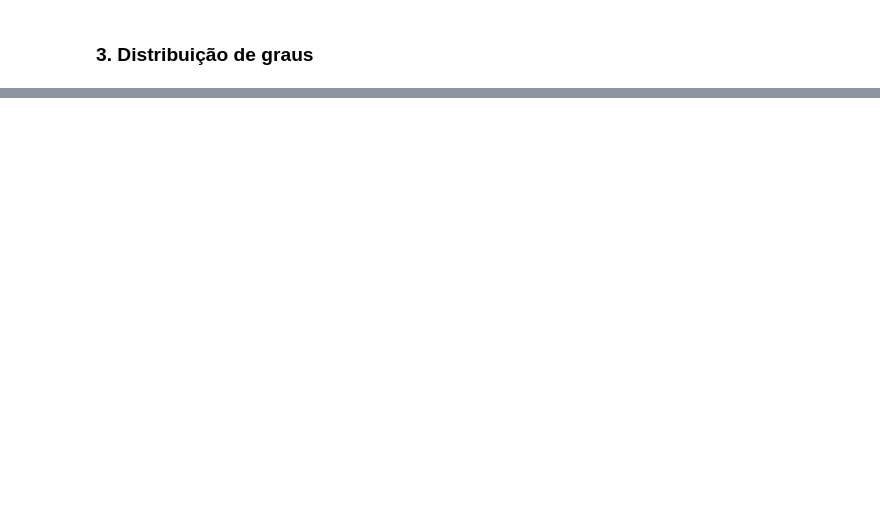
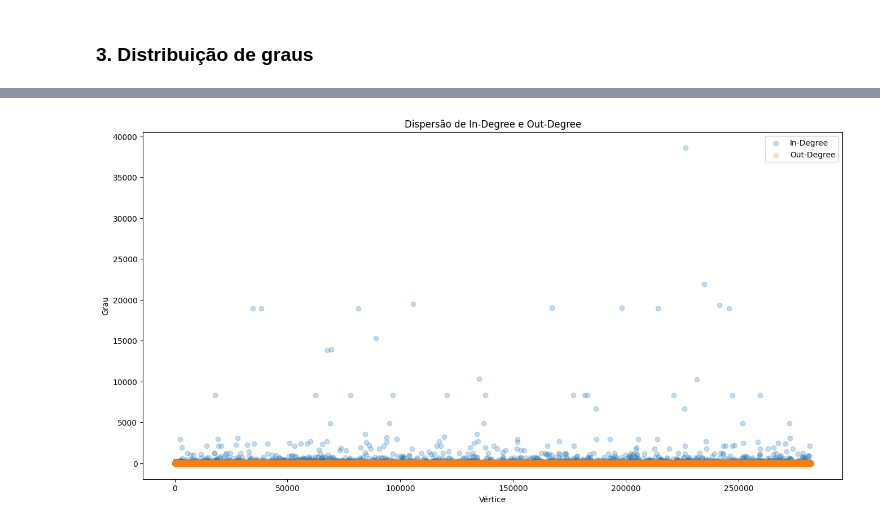
Before and after one commit to gabrieldsn2006/AV1-web-graph, a Jupyter notebook: python_algs4/main.ipynb, the cells around one changed output, grey strips where cells are left out. Cells and saved outputs as stored; diff of their text form; code cells hidden in the pictures; blank space fills up the shorter version.

```diff
--- a/python_algs4/main.ipynb
+++ b/python_algs4/main.ipynb
@@ -99,0 +159,14 @@ min degree: 1
+# %%
+# plotar dispersão de graus
+plt.figure(figsize=(16,8))
+
+plt.scatter(range(len(in_degrees)), in_degrees, alpha=0.25, label="In-Degree")
+plt.scatter(range(len(out_degrees)), out_degrees, alpha=0.25, label="Out-Degree")
+plt.title("Dispersão de In-Degree e Out-Degree")
+plt.xlabel("Vértice")
+plt.ylabel("Grau")
+plt.legend()
+
+plt.show()
+# %% [output]
+[figure, added]
```
Also changed, not shown: parts of 8 cells of this notebook.
